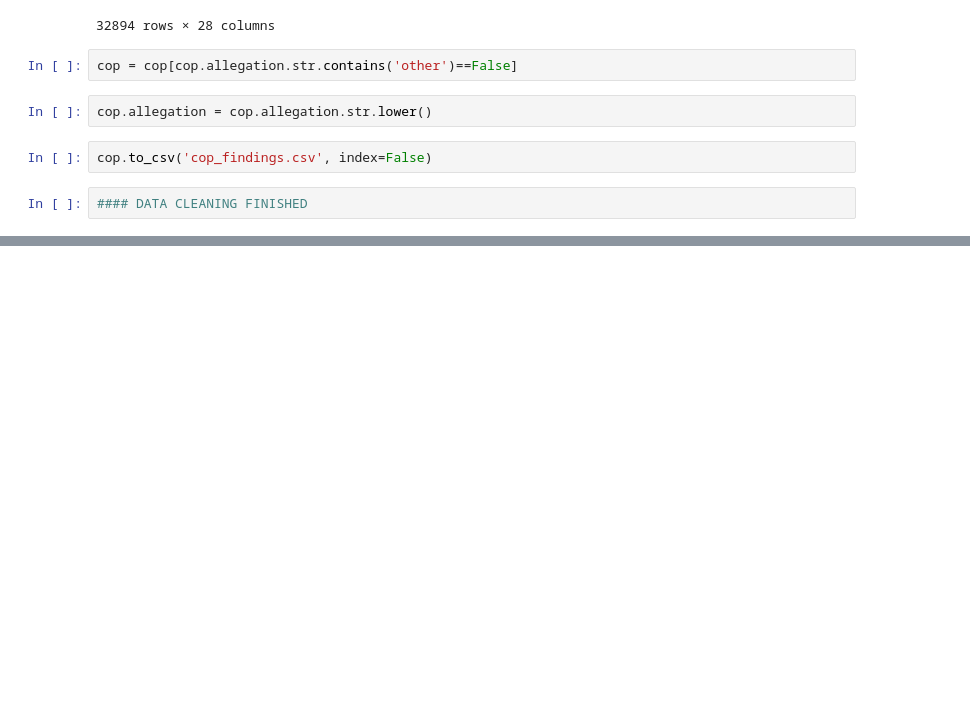
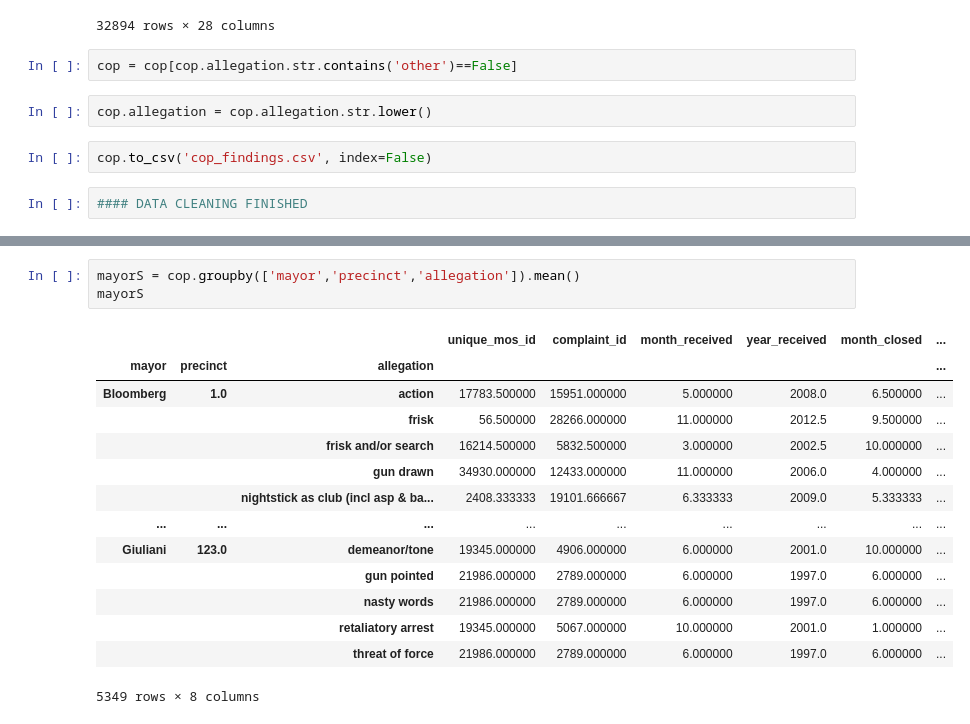
Before and after one commit to Sricha02/bad_cop, a Jupyter notebook: COP.ipynb, the cells around one changed output, grey strips where cells are left out. Cells and saved outputs as stored; diff of their text form; blank space fills up the shorter version.

```diff
--- a/COP.ipynb
+++ b/COP.ipynb
@@ -381,0 +400,18 @@ cop.to_csv('cop_findings.csv', index=False)
+# %%
+mayorS = cop.groupby(['mayor','precinct','allegation']).mean()
+mayorS
+# %% [output]
+|  |  |  | unique_mos_id | complaint_id | month_received | year_received | month_closed | ... |
+| mayor | precinct | allegation |  |  |  |  |  | ... |
+| Bloomberg | 1.0 | action | 17783.500000 | 15951.000000 | 5.000000 | 2008.0 | 6.500000 | ... |
+|  |  | frisk | 56.500000 | 28266.000000 | 11.000000 | 2012.5 | 9.500000 | ... |
+|  |  | frisk and/or search | 16214.500000 | 5832.500000 | 3.000000 | 2002.5 | 10.000000 | ... |
+|  |  | gun drawn | 34930.000000 | 12433.000000 | 11.000000 | 2006.0 | 4.000000 | ... |
+|  |  | nightstick as club (incl asp & ba... | 2408.333333 | 19101.666667 | 6.333333 | 2009.0 | 5.333333 | ... |
+| ... | ... | ... | ... | ... | ... | ... | ... | ... |
+| Giuliani | 123.0 | demeanor/tone | 19345.000000 | 4906.000000 | 6.000000 | 2001.0 | 10.000000 | ... |
+|  |  | gun pointed | 21986.000000 | 2789.000000 | 6.000000 | 1997.0 | 6.000000 | ... |
+|  |  | nasty words | 21986.000000 | 2789.000000 | 6.000000 | 1997.0 | 6.000000 | ... |
+|  |  | retaliatory arrest | 19345.000000 | 5067.000000 | 10.000000 | 2001.0 | 1.000000 | ... |
+|  |  | threat of force | 21986.000000 | 2789.000000 | 6.000000 | 1997.0 | 6.000000 | ... |
+5349 rows × 8 columns
```
Also changed, not shown: parts of 3 cells of this notebook, 5 other files.
